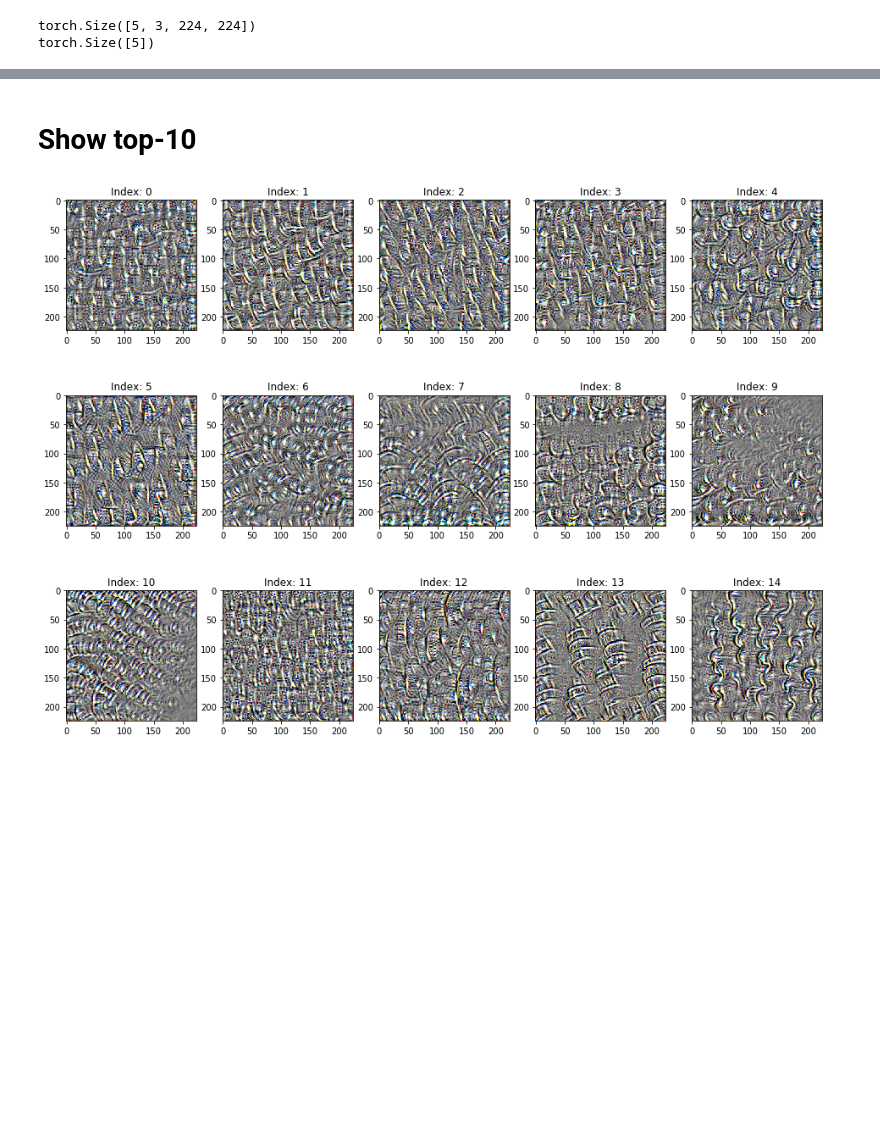
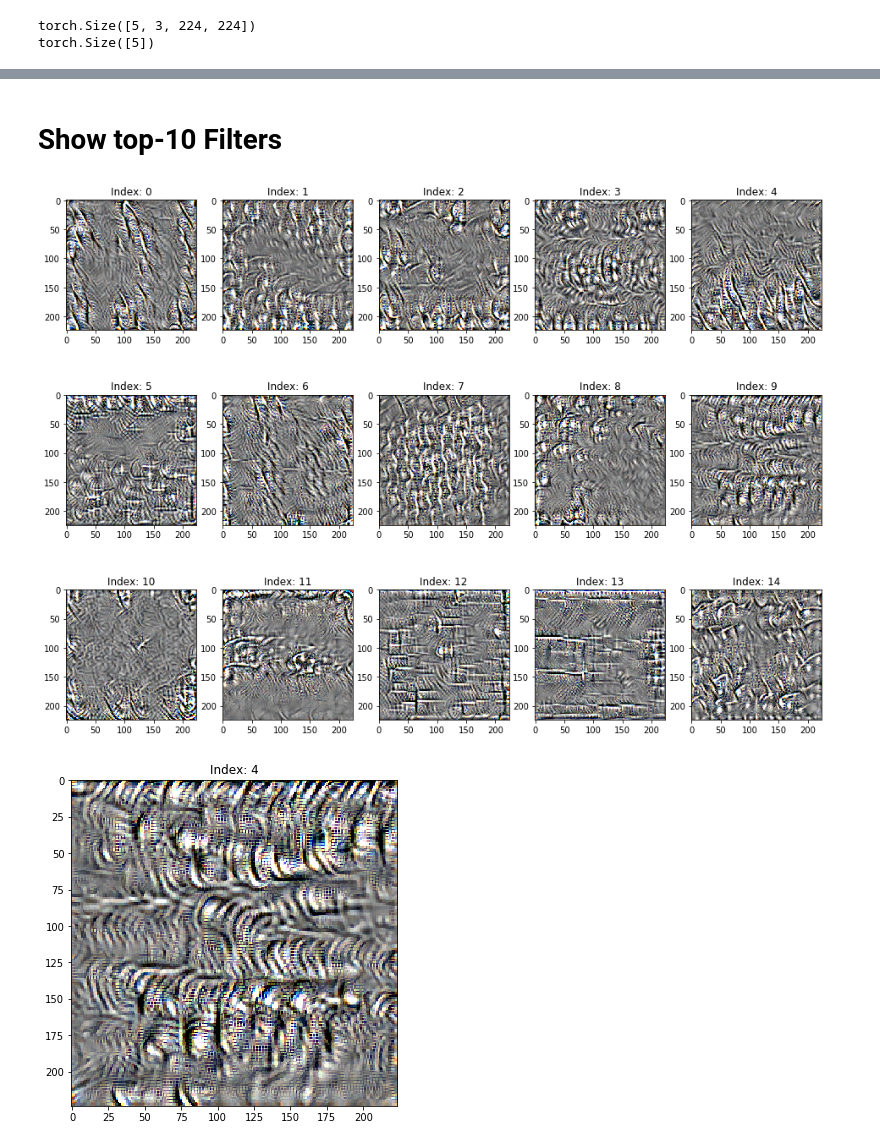
Before and after one commit to gabrielnieves18/machine-learning, a Jupyter notebook: electric-dreams/VGG.ipynb, the cells around one changed output, grey strips where cells are left out. Cells and saved outputs as stored; diff of their text form; code cells hidden in the pictures; blank space fills up the shorter version.

```diff
--- a/electric-dreams/VGG.ipynb
+++ b/electric-dreams/VGG.ipynb
@@ -201,15 +273,17 @@ Class:tile roof, Value:889
 lr = 1.0
 kernel_index = 10
 
-conv = conv_5_1.cuda()
-num_of_kernels = conv[-2].weight.shape[0]
+conv = conv_5_3.cuda()
+num_of_kernels = conv[-3].weight.shape[0]
 
 img_size = (1, 3, 224, 224)
-imgs = []
 
+kernels = []
 costs = []
 
-for kernel_index in range(num_of_kernels):
+print(f"Performing gradient ascent on {num_of_kernels} kernels")
+
+for kernel_index in tqdm(range(num_of_kernels)):
     # Create a random image
     img = torch.rand(size=img_size,
                      requires_grad=False).cuda()
@@ -217,12 +291,13 @@ for kernel_index in range(num_of_kernels):
     img = (img - 0.5) * 20 + 128
 
     # Gradient Ascent
-    img, loss = gradient_ascent(img, kernel_index, steps=40, conv=conv)
+    img, loss = gradient_ascent(img, kernel_index, steps=40,
+                                learning_rate=0.75, conv=conv)
 
     if img is not None:
-        imgs.append(img)
+        kernels.append(img)
         costs.append([kernel_index, loss])
 
-    print( f'Filter: {kernel_index},' + f' Loss: {loss:.4f} ')
+#     print( f'Filter: {kernel_index},' + f' Loss: {loss:.4f} ')
 #     print(f'img.average(): {norm_grad.mean():.5}')
 # %% [output]
@@ -263,37 +307,39 @@ Filter: 511, Loss: 0.0000
+# %% [markdown]
+# Show top-10 Filters
 # %%
-# tmp = imgs[29][0]
+costs.sort(key=lambda x:x[1], reverse=True)
 
-# cols = 4
-# rows = int(len(tmp)/cols)
-# figsize = (15, 68) # width, height
+cols = 5
+rows = 3
+figsize = (16, 12) # width, height
 
-# fig, axs = plt.subplots(rows, cols, squeeze=False, figsize=figsize)
-# axs = axs.flatten()
+fig, axs = plt.subplots(rows, cols, squeeze=False, figsize=figsize)
+axs = axs.flatten()
 
-# for index, ax in enumerate(axs):
-#     kernel = tmp[index].cpu().detach().numpy()
-# #     kernel = kernel.transpose(1, 2, 0)
-#     kernel = np.clip(kernel, 0, 255).astype('uint8')
-#     ax.set_title("Index: %s" % index)
-#     ax.imshow(kernel)
+for index, ax in enumerate(axs):
+    kernel_index = costs[index][0]
+    kernel = kernels[kernel_index].cpu().detach().numpy()[0]
+    kernel = deprocess_image(kernel)
+#     print(kernel)
+    kernel = np.clip(kernel, 0, 255).astype('uint8')
+    ax.set_title("Index: %s" % (index))
+    ax.imshow(kernel)
+# %% [output]
+[figure, added]
-# %% [markdown]
-# Show top-10
 # %%
-costs.sort(key=lambda x:x[1], reverse=True)
+cols = 1
+rows = 1
+figsize = (6, 6) # width, height
 
-cols = 5
-rows = 3
-figsize = (16, 12) # width, height
+fig, ax = plt.subplots(rows, cols, squeeze=False, figsize=figsize)
+ax = ax.flatten()
 
-fig, axs = plt.subplots(rows, cols, squeeze=False, figsize=figsize)
-axs = axs.flatten()
+index = costs[9][0]
 
-for index, ax in enumerate(axs):
-    kernel_index = costs[index][0]
-    kernel = imgs[kernel_index].cpu().detach().numpy()[0]
-    kernel = deprocess_image(kernel)
-    kernel = np.clip(kernel, 0, 255).astype('uint8')
-    ax.set_title("Index: %s" % (index))
-    ax.imshow(kernel)
+kernel = kernels[index].cpu().detach().numpy()[0]
+kernel = deprocess_image(kernel)
+ax[0].set_title("Index: %s" % 4)
+ax[0].imshow(kernel)
+plt.show()
 # %% [output]
-[figure, old version]
+[figure, new version]
```
Also changed, not shown: parts of 27 cells of this notebook, 13 other files.
